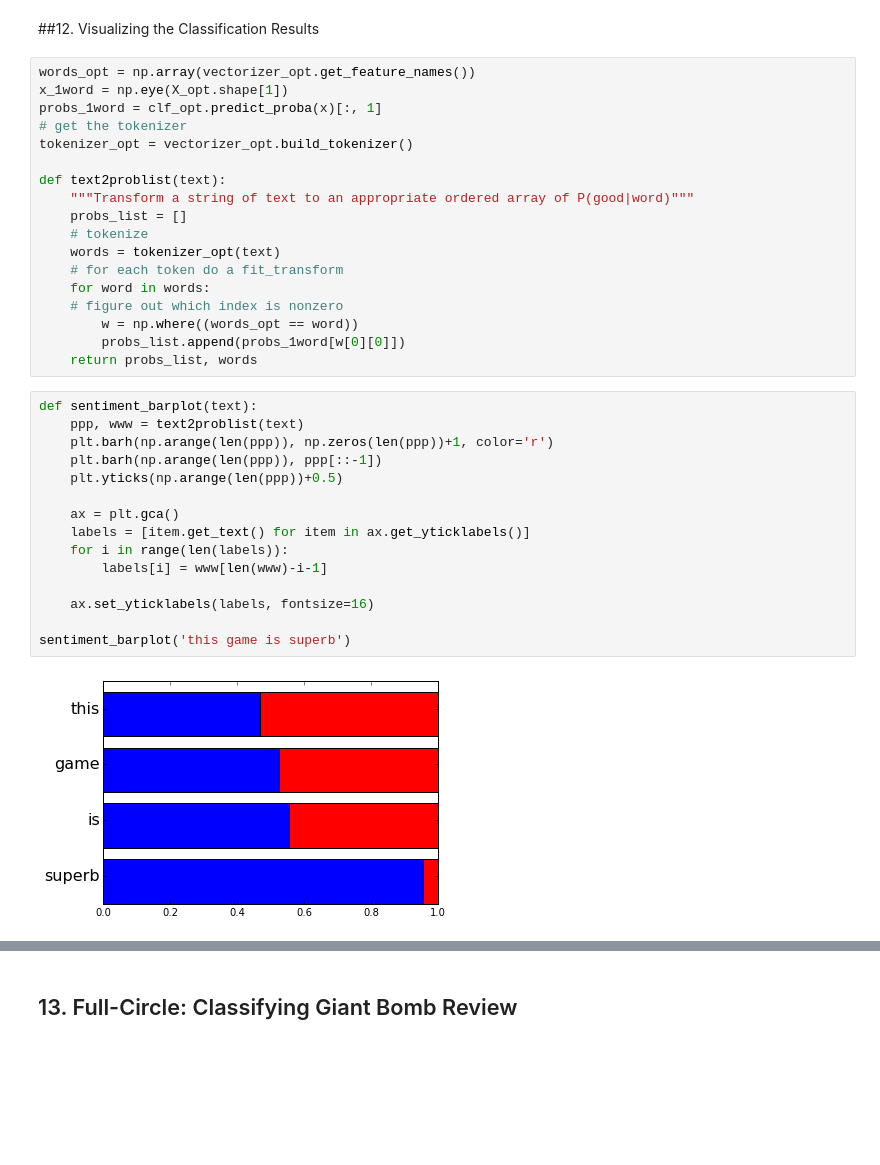
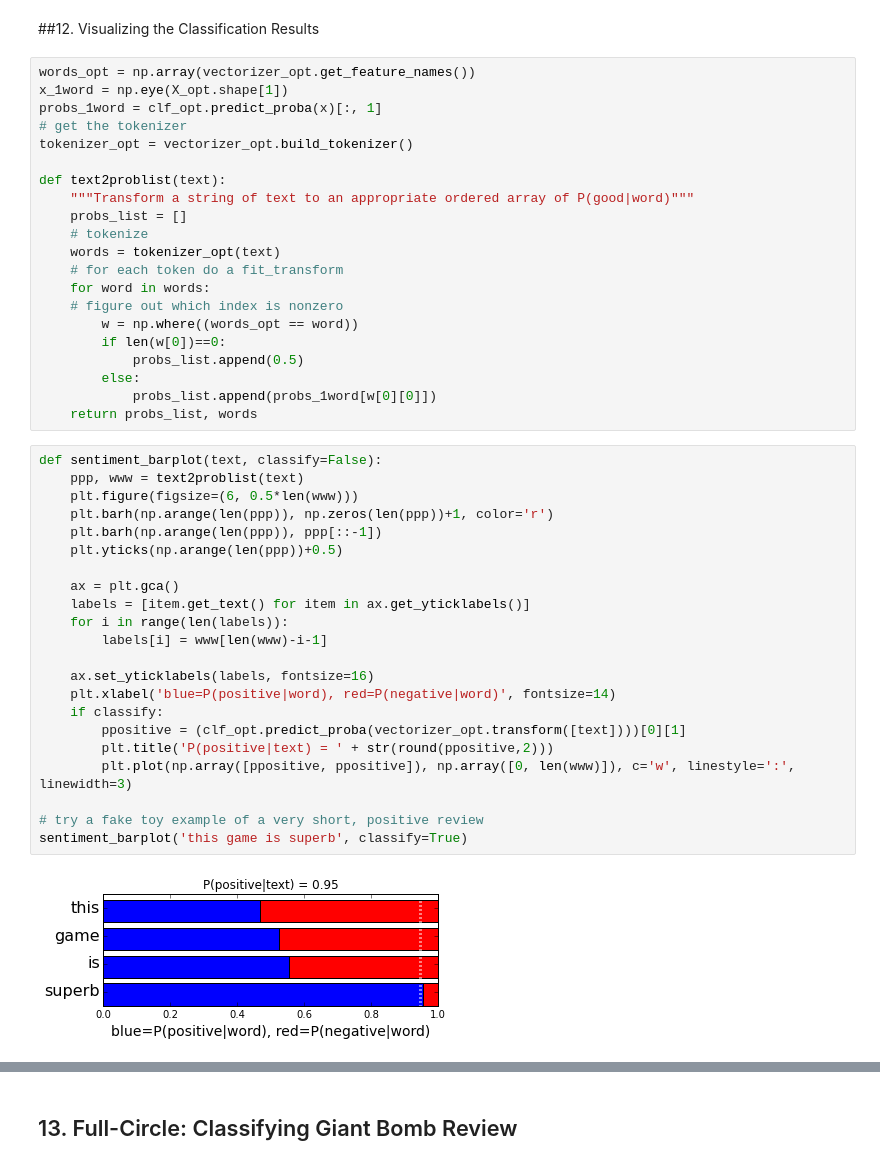
Before and after one commit to ameisner/ac209_project, a Jupyter notebook: pb_classification.ipynb, the cells around one changed output, grey strips where cells are left out. Cells and saved outputs as stored; diff of their text form; blank space fills up the shorter version.

Commit message:
first full pass at Naive Bayes word-by-word visualization

```diff
--- a/pb_classification.ipynb
+++ b/pb_classification.ipynb
@@ -653,22 +653,32 @@ def text2problist(text):
     for word in words:
     # figure out which index is nonzero
         w = np.where((words_opt == word))
-        probs_list.append(probs_1word[w[0][0]])
+        if len(w[0])==0:
+            probs_list.append(0.5)
+        else:
+            probs_list.append(probs_1word[w[0][0]])
     return probs_list, words
 # %%
-def sentiment_barplot(text):
+def sentiment_barplot(text, classify=False):
     ppp, www = text2problist(text)
+    plt.figure(figsize=(6, 0.5*len(www)))
     plt.barh(np.arange(len(ppp)), np.zeros(len(ppp))+1, color='r')
     plt.barh(np.arange(len(ppp)), ppp[::-1])
     plt.yticks(np.arange(len(ppp))+0.5)
 
     ax = plt.gca()
     labels = [item.get_text() for item in ax.get_yticklabels()]
     for i in range(len(labels)):
         labels[i] = www[len(www)-i-1]
 
     ax.set_yticklabels(labels, fontsize=16)
+    plt.xlabel('blue=P(positive|word), red=P(negative|word)', fontsize=14)
+    if classify:
+        ppositive = (clf_opt.predict_proba(vectorizer_opt.transform([text])))[0][1]
+        plt.title('P(positive|text) = ' + str(round(ppositive,2)))
+        plt.plot(np.array([ppositive, ppositive]), np.array([0, len(www)]), c='w', linestyle=':', linewidth=3)
 
-sentiment_barplot('this game is superb')
+# try a fake toy example of a very short, positive review
+sentiment_barplot('this game is superb', classify=True)
 # %% [output]
-[figure, old version]
+[figure, new version]
```
Also changed, not shown: parts of 3 cells of this notebook.
